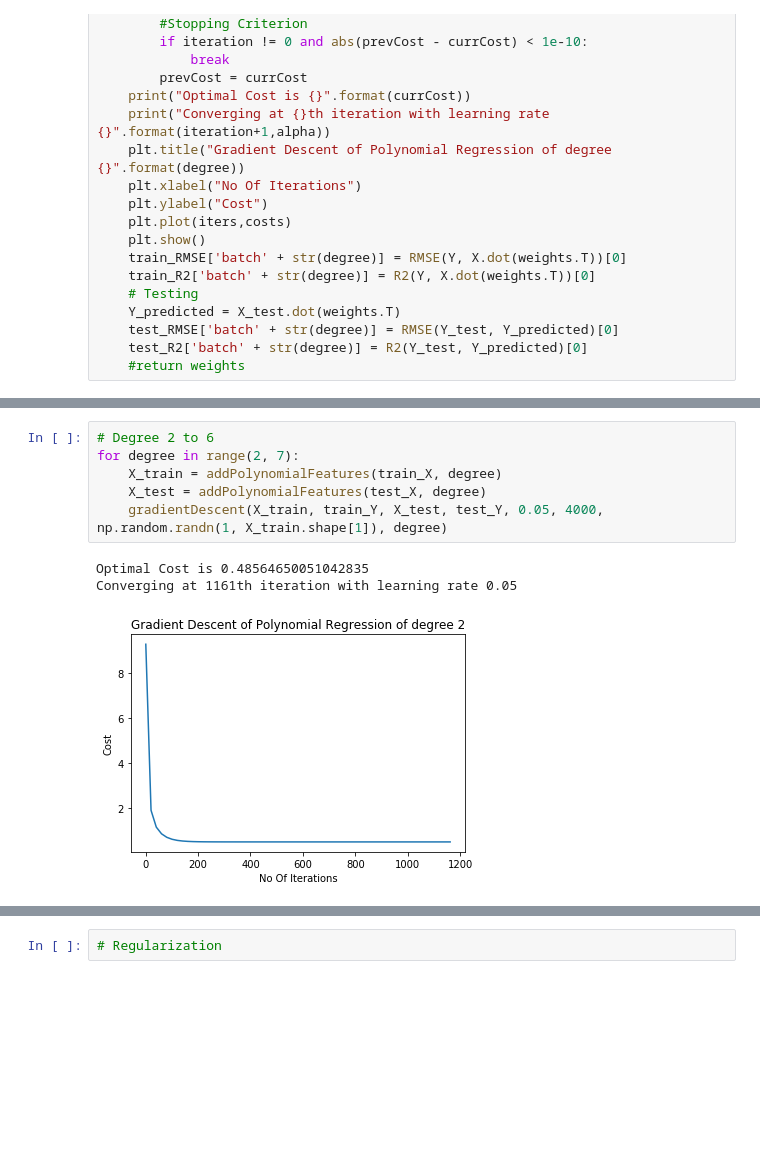
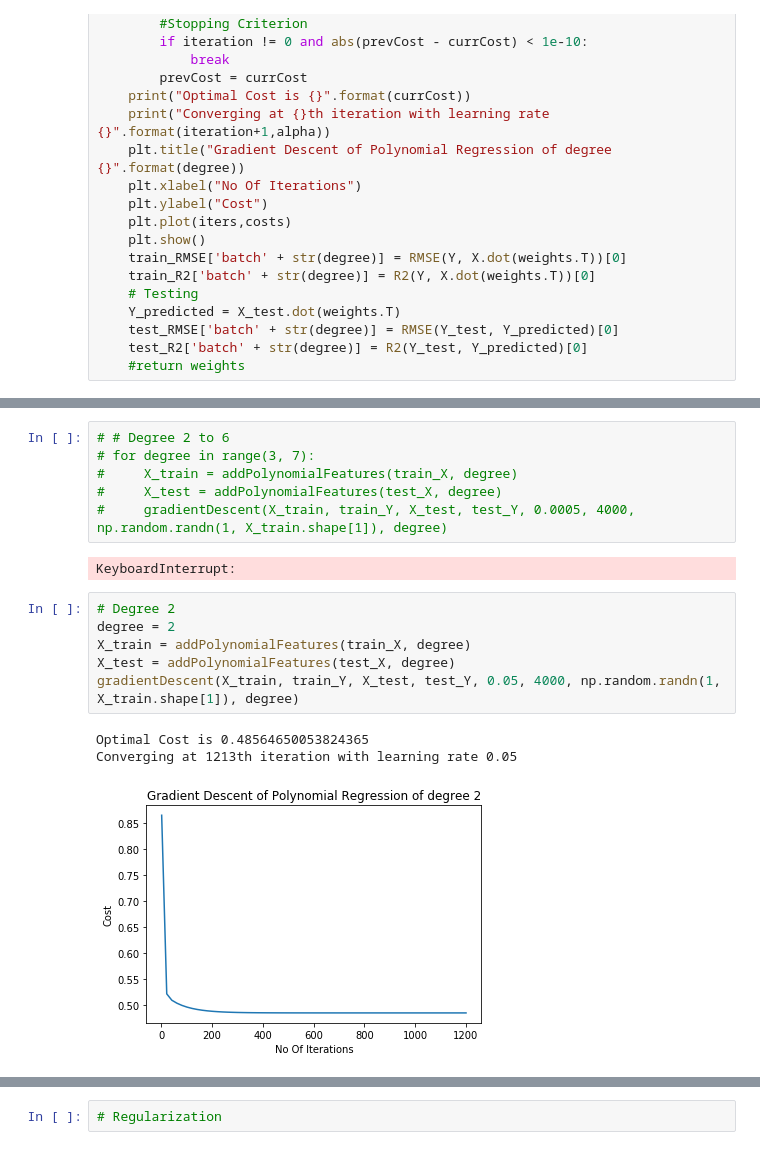
Before and after one commit to CSALS/Foundations-Of-Data-Science, a Jupyter notebook: Polynomial Regression/Polynomial_Regression.ipynb, the cells around one changed output, grey strips where cells are left out. Cells and saved outputs as stored; diff of their text form; blank space fills up the shorter version.

```diff
--- a/Polynomial Regression/Polynomial_Regression.ipynb
+++ b/Polynomial Regression/Polynomial_Regression.ipynb
@@ -96,10 +100,18 @@ Converting at 1477th iteration with learning rate 0.01
 # %%
-# Degree 2 to 6
-for degree in range(2, 7):
-    X_train = addPolynomialFeatures(train_X, degree)
-    X_test = addPolynomialFeatures(test_X, degree)
-    gradientDescent(X_train, train_Y, X_test, test_Y, 0.05, 4000, np.random.randn(1, X_train.shape[1]), degree)
+# # Degree 2 to 6
+# for degree in range(3, 7):
+#     X_train = addPolynomialFeatures(train_X, degree)
+#     X_test = addPolynomialFeatures(test_X, degree)
+#     gradientDescent(X_train, train_Y, X_test, test_Y, 0.0005, 4000, np.random.randn(1, X_train.shape[1]), degree)
 # %% [output]
-Optimal Cost is 0.48564650051042835
-Converging at 1161th iteration with learning rate 0.05
+KeyboardInterrupt:
-[figure, removed]
+# %%
+# Degree 2
+degree = 2
+X_train = addPolynomialFeatures(train_X, degree)
+X_test = addPolynomialFeatures(test_X, degree)
+gradientDescent(X_train, train_Y, X_test, test_Y, 0.05, 4000, np.random.randn(1, X_train.shape[1]), degree)
+# %% [output]
+Optimal Cost is 0.48564650053824365
+Converging at 1213th iteration with learning rate 0.05
+[figure, added]
```
Also changed, not shown: parts of 18 cells of this notebook, 2 other files.
